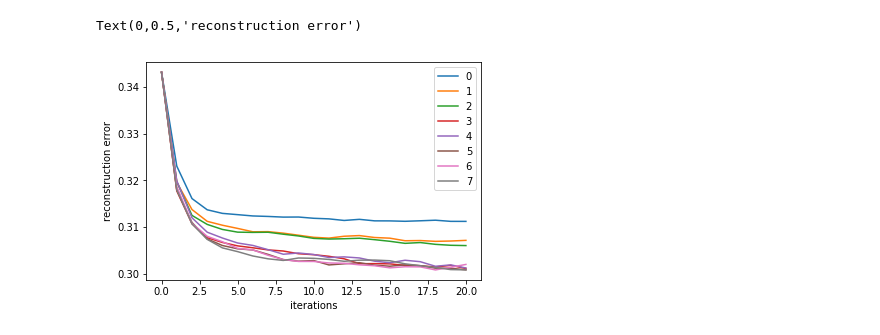
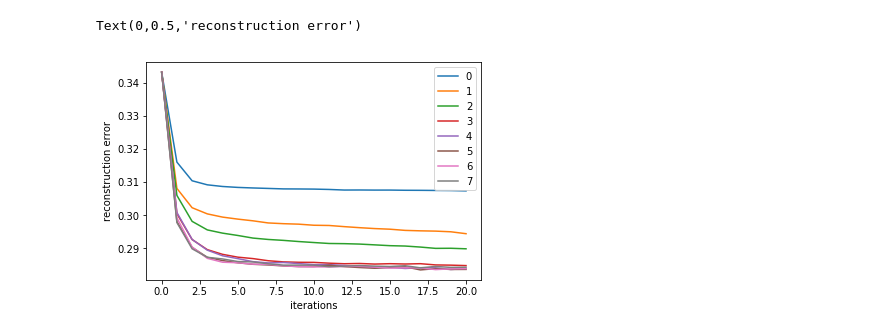
Before and after one commit to ahwillia/affinewarp, a Jupyter notebook: examples/OFC-2.ipynb, the cells around one changed output. Cells and saved outputs as stored; diff of their text form; code cells hidden in the pictures.

```diff
--- a/examples/OFC-2.ipynb
+++ b/examples/OFC-2.ipynb
@@ -68,7 +99,7 @@ metadata = ofc2['metadata']
 # %%
 from affinewarp import SpikeData
 
-data = SpikeData(trials, times, neurons, 0., 6e4)
+data = SpikeData(trials, times, neurons, tmin=0.0, tmax=6e4)
 
 n_bins = 100
 binned = data.bin_spikes(n_bins)
@@ -112,12 +160,12 @@ for ax in axes.ravel()[:-1]:
 # %%
 # see if adding more discontinuities to the warping function makes the model fit better.
 for knots in range(8):
     model = PiecewiseWarping(n_knots=knots)
-    model.fit(binned, iterations=20, warp_iterations=20)
+    model.fit(binned, iterations=20, warp_iterations=400)
     plt.plot(model.loss_hist, label=knots)
 plt.legend()
 plt.xlabel('iterations')
 plt.ylabel('reconstruction error')
 # %% [output]
 Text(0,0.5,'reconstruction error')
-[figure, old version]
+[figure, new version]
```
Also changed, not shown: parts of 10 cells of this notebook, 1 other file.
